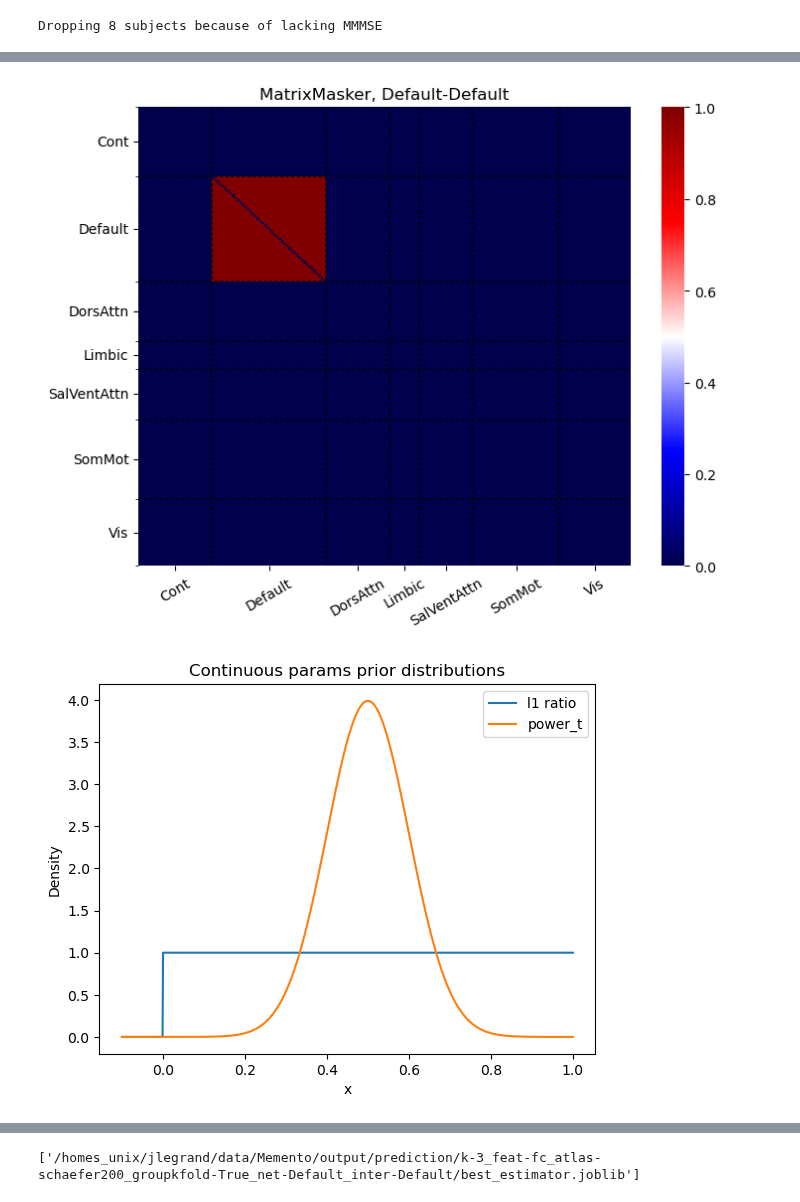
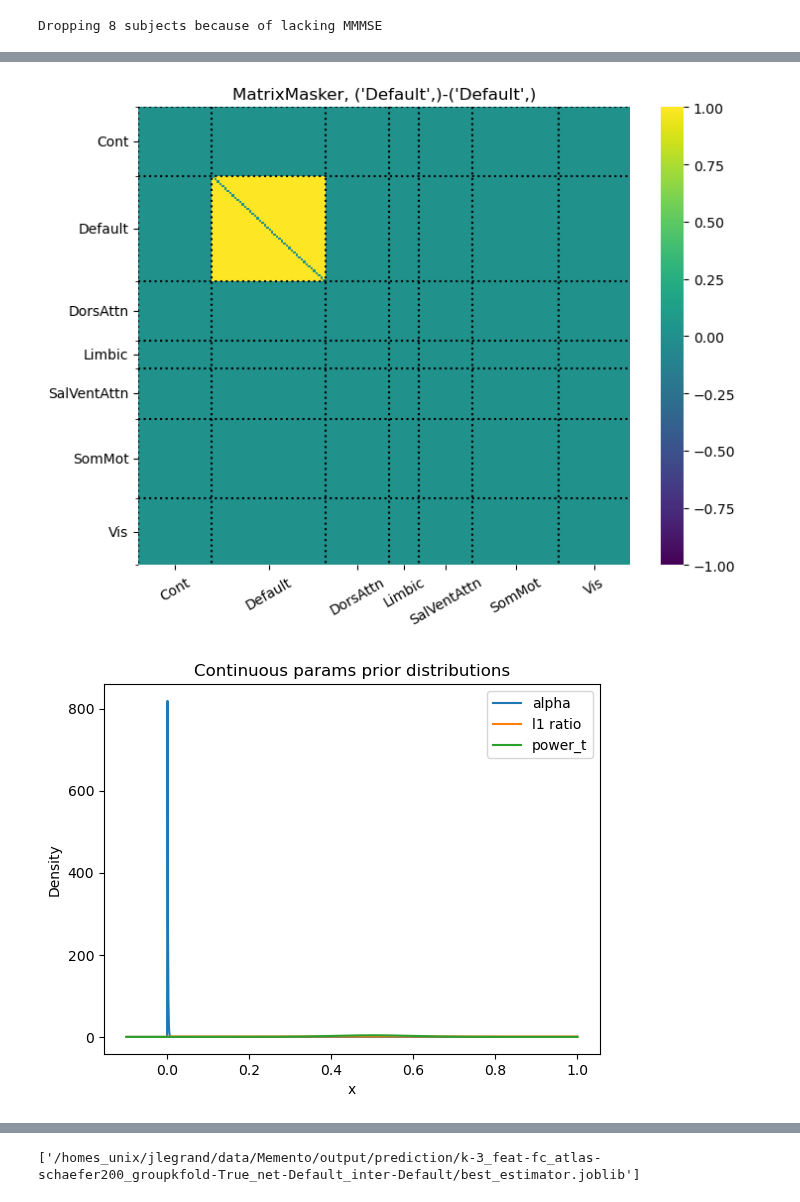
Before and after one commit to jonathan-legrand/cogpred, a Jupyter notebook: predict_cluster_fc.ipynb, the cells around one changed output, grey strips where cells are left out. Saved outputs shown, nothing was run; the diff lists cells and outputs as text; code cells hidden in the pictures.

```diff
--- a/predict_cluster_fc.ipynb
+++ b/predict_cluster_fc.ipynb
@@ -15,8 +15,8 @@ from cogpred.transformers import MatrixMasker
 config = get_config()
 conn_dir = config["connectivity_matrices"]
 
-REFNET = "Default"
-INTER = "Default"
+REFNET = ("Default",)
+INTER = ("Default",)
 
 sns.reset_defaults()
 # %%
@@ -36,10 +44,10 @@ Dropping 8 subjects because of lacking MMMSE
 # %%
 masker = MatrixMasker(REFNET, INTER).fit(matrices, metadata)
 
-masker.fit(matrices).plot()
+masker.fit(matrices).plot(cmap="viridis")
 plt.show()
 # %% [output]
-[figure, old version]
+[figure, new version]
 # %%
 from scipy import stats
 
@@ -57,7 +65,7 @@ dl = l1_ratio.pdf(x)
 dt = power_t.pdf(x)
 
 
-#plt.plot(x, da, label="alpha")
+plt.plot(x, da, label="alpha")
 plt.plot(x, dl, label="l1 ratio")
 plt.plot(x, dt, label="power_t")
 plt.title("Continuous params prior distributions")
@@ -66,7 +74,7 @@ plt.ylabel("Density")
 plt.legend()
 plt.show()
 # %% [output]
-[figure, old version]
+[figure, new version]
 # %%
 param_dist = {
     "classifier__loss": ["hinge", "log_loss", "modified_huber"],
```
Also changed, not shown: parts of 8 cells of this notebook.
